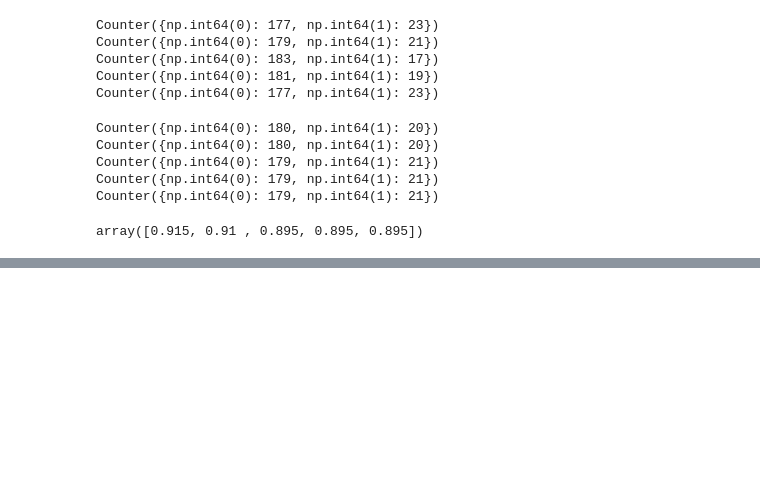
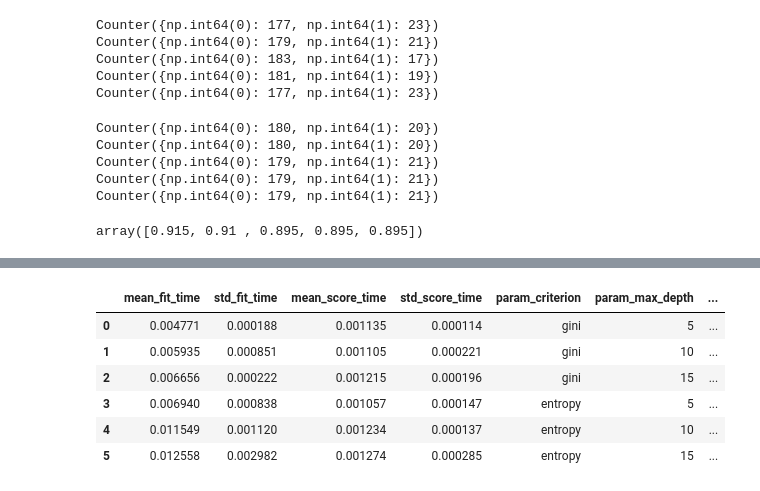
Before and after one commit to ThirumaleshV/AIE, a Jupyter notebook: ML/_4_Model_Evaluation&Fine_Tuning.ipynb, the cells around one changed output, grey strips where cells are left out. Saved outputs shown, nothing was run; the diff lists cells and outputs as text; code cells hidden in the pictures; blank space fills up the shorter version.

Commit message:
Hyperparameter tuning , Grid & RandomizedSearchCV

```diff
--- a/ML/_4_Model_Evaluation&Fine_Tuning.ipynb
+++ b/ML/_4_Model_Evaluation&Fine_Tuning.ipynb
@@ -629,0 +719,16 @@ array([0.915, 0.91 , 0.895, 0.895, 0.895])
+# %%
+import numpy as np
+import pandas as pd
+import matplotlib.pyplot as plt
+from sklearn.datasets import make_classification
+from sklearn.model_selection import train_test_split
+
+X, y = make_classification(
+    n_features=10,
+    n_samples=1000,
+    n_informative=8,
+    n_redundant=2,
+    n_repeated=0,
+    n_classes=2,
+    random_state=42
+)
@@ -629,0 +796,14 @@ array([0.915, 0.91 , 0.895, 0.895, 0.895])
+# %%
+from sklearn.model_selection import GridSearchCV
+
+clf=GridSearchCV(
+    DecisionTreeClassifier(),
+    {
+        "criterion":["gini","entropy"], #2 parameters
+        "max_depth":[5,10,15]          #3 parameters  so 2*3=6 its creaates 6 model
+    },
+    cv=5,
+    return_train_score=False
+)
+clf.fit(X,y)
+clf.cv_results_
@@ -629,0 +828,11 @@ array([0.915, 0.91 , 0.895, 0.895, 0.895])
+# %%
+df=pd.DataFrame(clf.cv_results_)
+df
+# %% [output]
+|  | mean_fit_time | std_fit_time | mean_score_time | std_score_time | param_criterion | param_max_depth | ... |
+| 0 | 0.004771 | 0.000188 | 0.001135 | 0.000114 | gini | 5 | ... |
+| 1 | 0.005935 | 0.000851 | 0.001105 | 0.000221 | gini | 10 | ... |
+| 2 | 0.006656 | 0.000222 | 0.001215 | 0.000196 | gini | 15 | ... |
+| 3 | 0.006940 | 0.000838 | 0.001057 | 0.000147 | entropy | 5 | ... |
+| 4 | 0.011549 | 0.001120 | 0.001234 | 0.000137 | entropy | 10 | ... |
+| 5 | 0.012558 | 0.002982 | 0.001274 | 0.000285 | entropy | 15 | ... |
```
Also changed, not shown: parts of 25 cells of this notebook.
